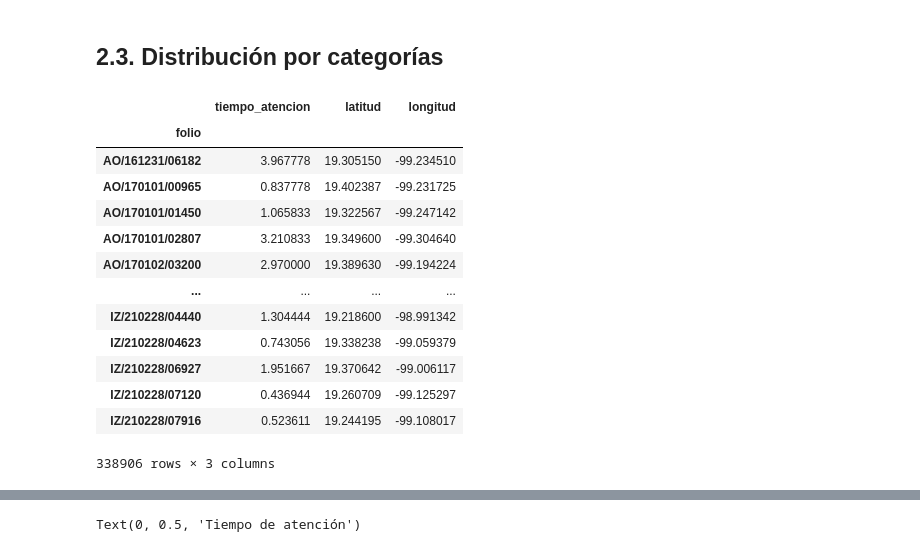
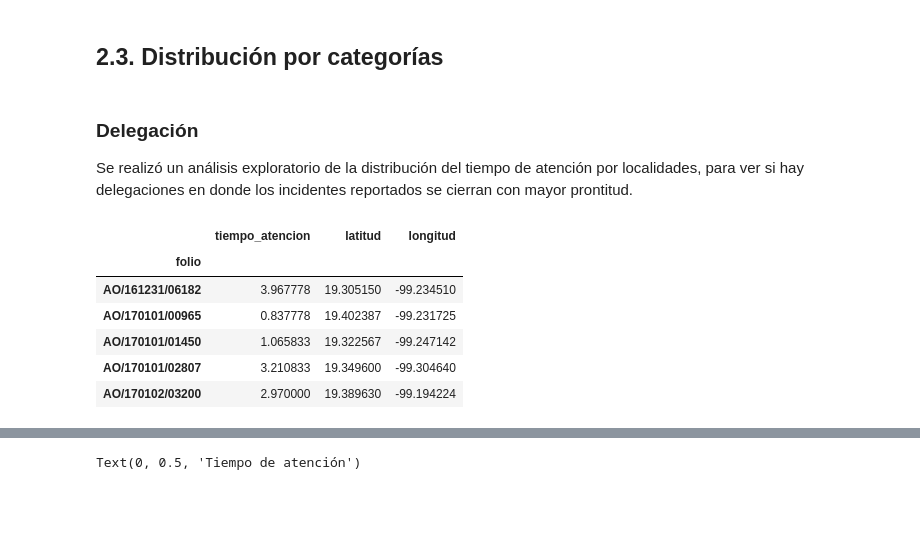
Before and after one commit to Mario-16180/BEDU-M4-DataAnalysisProject-CarAccidents, a Jupyter notebook: Fer.ipynb, the cells around one changed output, grey strips where cells are left out. Drawn from its saved outputs; the diff is of its cells as text; code cells hidden in the pictures; blank space fills up the shorter version.

```diff
--- a/Fer.ipynb
+++ b/Fer.ipynb
@@ -414,27 +411,23 @@ Asimetría: 1.2497437625678218
 Tal como se aprecia en la gráfica de densidad, el tiempo de atención a los incidentes viales tiene una distribución asimétrica cargada a la izquierda con un coeficiente de asimetría mayor a 1.2. La curtosis resultó ser mayor a 0.84, esto implica que hay más dispersión de los datos.
 # %% [markdown]
 ## 2.3. Distribución por categorías
+# %% [markdown]
+### Delegación
+
+Se realizó un análisis exploratorio de la distribución del tiempo de atención por localidades, para ver si hay delegaciones en donde los incidentes reportados se cierran con mayor prontitud.
 # %%
 by_delegacion = df_filtered.groupby('folio')[['tiempo_atencion', 'latitud', 'longitud']].last()
 delegacion = df.groupby('folio')['delegacion_inicio'].last()
 merged = by_delegacion.merge(delegacion, left_index=True, right_index=True)
+by_delegacion.head()
+# %% [output]
+|  | tiempo_atencion | latitud | longitud |
+| folio |  |  |  |
+| AO/161231/06182 | 3.967778 | 19.305150 | -99.234510 |
+| AO/170101/00965 | 0.837778 | 19.402387 | -99.231725 |
+| AO/170101/01450 | 1.065833 | 19.322567 | -99.247142 |
+| AO/170101/02807 | 3.210833 | 19.349600 | -99.304640 |
+| AO/170102/03200 | 2.970000 | 19.389630 | -99.194224 |
-# %%
-by_delegacion
-# %% [output]
-|  | tiempo_atencion | latitud | longitud |
-| folio |  |  |  |
-| AO/161231/06182 | 3.967778 | 19.305150 | -99.234510 |
-| AO/170101/00965 | 0.837778 | 19.402387 | -99.231725 |
-| AO/170101/01450 | 1.065833 | 19.322567 | -99.247142 |
-| AO/170101/02807 | 3.210833 | 19.349600 | -99.304640 |
-| AO/170102/03200 | 2.970000 | 19.389630 | -99.194224 |
-| ... | ... | ... | ... |
-| IZ/210228/04440 | 1.304444 | 19.218600 | -98.991342 |
-| IZ/210228/04623 | 0.743056 | 19.338238 | -99.059379 |
-| IZ/210228/06927 | 1.951667 | 19.370642 | -99.006117 |
-| IZ/210228/07120 | 0.436944 | 19.260709 | -99.125297 |
-| IZ/210228/07916 | 0.523611 | 19.244195 | -99.108017 |
-338906 rows × 3 columns
 # %%
 plt.figure(figsize=(15, 4))
 sns.boxplot(data=merged, x='delegacion_inicio', y='tiempo_atencion');
```
Also changed, not shown: parts of 36 cells of this notebook.
